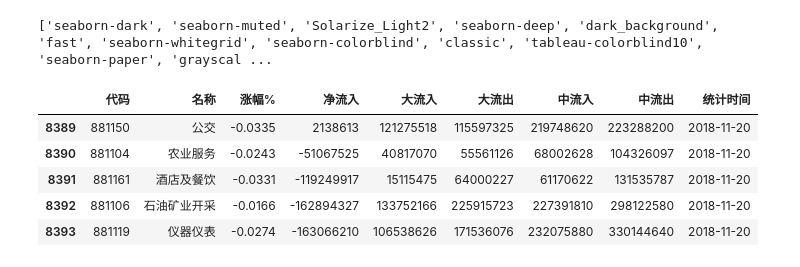
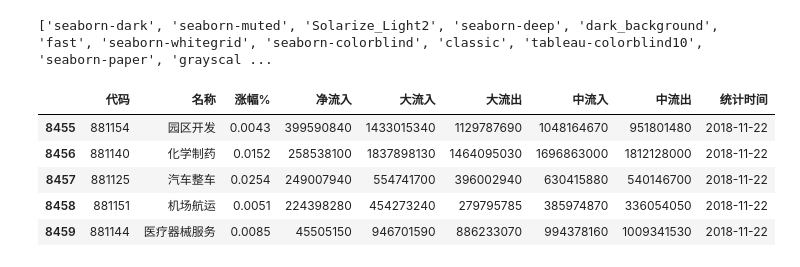
Before and after one commit to sunmd/DataAnlysisDemo, a Jupyter notebook: StockAnlysis.ipynb, the cells around one changed output. Cells and saved outputs as stored; diff of their text form; code cells hidden in the pictures.

```diff
--- a/StockAnlysis.ipynb
+++ b/StockAnlysis.ipynb
@@ -212,18 +212,18 @@ def ycz():
 # %%
 file_date = '2018-11'
 
-to_day = '2018-11-20'
+to_day = '2018-11-22'
 
-df = save_one_day( file_date, columns_name, 20)
+df = save_one_day( file_date, columns_name, 22)
 
-df[df['统计时间']=='2018-11-20'].head()
+df[df['统计时间']=='2018-11-22'].head()
 # %% [output]
 |  | 代码 | 名称 | 涨幅% | 净流入 | 大流入 | 大流出 | 中流入 | 中流出 | 统计时间 |
-| 8389 | 881150 | 公交 | -0.0335 | 2138613 | 121275518 | 115597325 | 219748620 | 223288200 | 2018-11-20 |
-| 8390 | 881104 | 农业服务 | -0.0243 | -51067525 | 40817070 | 55561126 | 68002628 | 104326097 | 2018-11-20 |
-| 8391 | 881161 | 酒店及餐饮 | -0.0331 | -119249917 | 15115475 | 64000227 | 61170622 | 131535787 | 2018-11-20 |
-| 8392 | 881106 | 石油矿业开采 | -0.0166 | -162894327 | 133752166 | 225915723 | 227391810 | 298122580 | 2018-11-20 |
-| 8393 | 881119 | 仪器仪表 | -0.0274 | -163066210 | 106538626 | 171536076 | 232075880 | 330144640 | 2018-11-20 |
+| 8455 | 881154 | 园区开发 | 0.0043 | 399590840 | 1433015340 | 1129787690 | 1048164670 | 951801480 | 2018-11-22 |
+| 8456 | 881140 | 化学制药 | 0.0152 | 258538100 | 1837898130 | 1464095030 | 1696863000 | 1812128000 | 2018-11-22 |
+| 8457 | 881125 | 汽车整车 | 0.0254 | 249007940 | 554741700 | 396002940 | 630415880 | 540146700 | 2018-11-22 |
+| 8458 | 881151 | 机场航运 | 0.0051 | 224398280 | 454273240 | 279795785 | 385974870 | 336054050 | 2018-11-22 |
+| 8459 | 881144 | 医疗器械服务 | 0.0085 | 45505150 | 946701590 | 886233070 | 994378160 | 1009341530 | 2018-11-22 |
 # %%
 df[df['统计时间']==to_day].sort_values('净流入',ascending=False)\
 .style.use(mystl.export()).format({'涨幅%':"{:+.2%}"})
```
Also changed, not shown: parts of 3 cells of this notebook.
